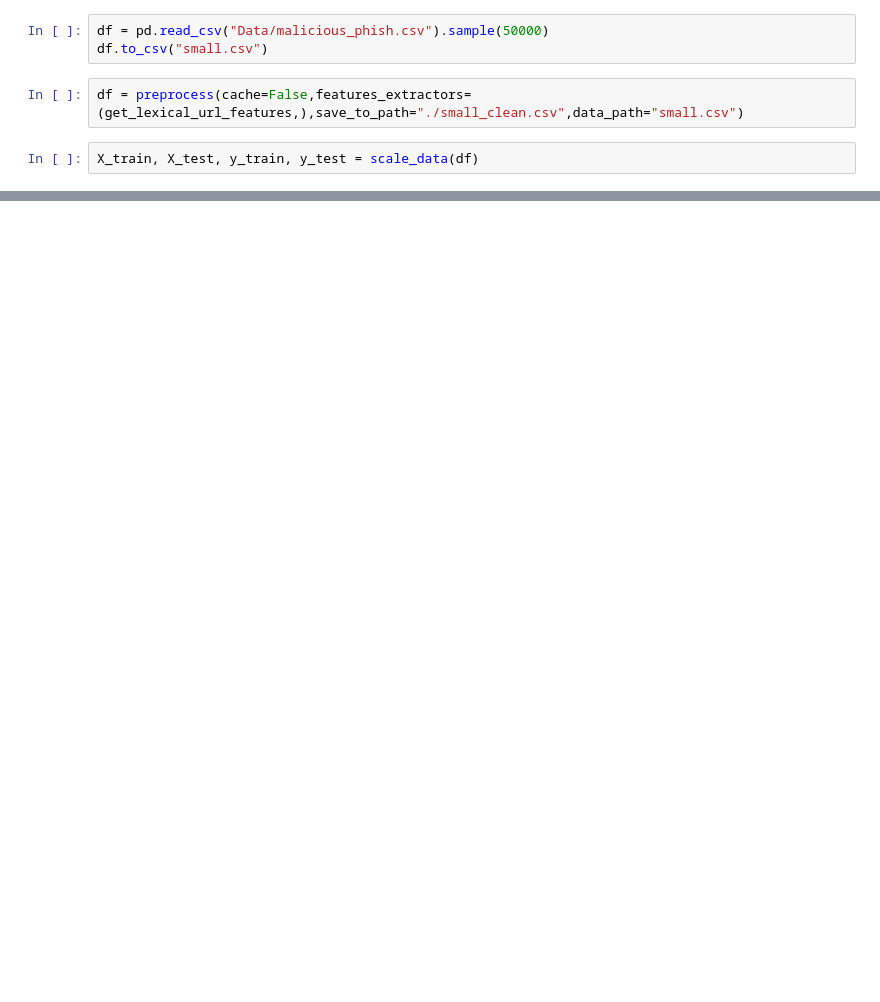
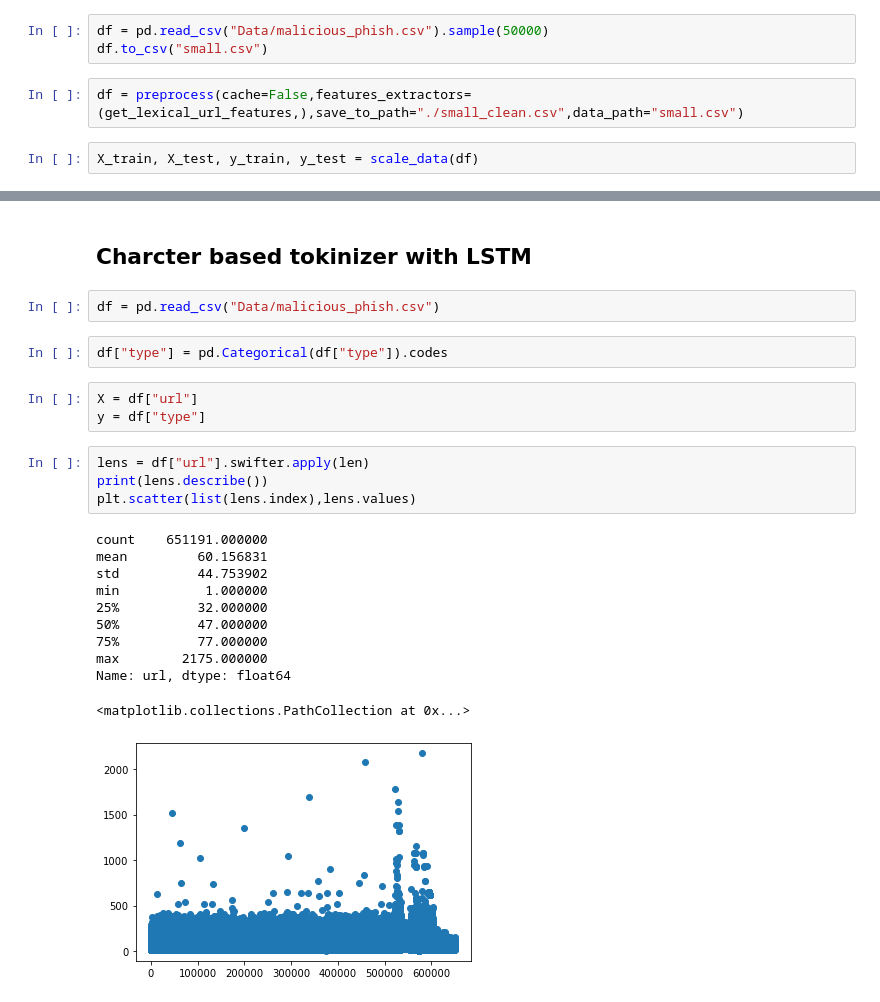
Before and after one commit to alonfirestein/Malicious-URL-Detection, a Jupyter notebook: Untitled.ipynb, the cells around one changed output, grey strips where cells are left out. Saved outputs shown, nothing was run; the diff lists cells and outputs as text; blank space fills up the shorter version.

Commit message:
LSTM succuss expiremnt

```diff
--- a/Untitled.ipynb
+++ b/Untitled.ipynb
@@ -54,0 +109,25 @@ NameError: name 'weights' is not defined
+# %% [markdown]
+## Charcter based tokinizer with LSTM
+# %%
+df = pd.read_csv("Data/malicious_phish.csv")
+# %%
+df["type"] = pd.Categorical(df["type"]).codes
+# %%
+X = df["url"]
+y = df["type"]
+# %%
+lens = df["url"].swifter.apply(len)
+print(lens.describe())
+plt.scatter(list(lens.index),lens.values)
+# %% [output]
+count    651191.000000
+mean         60.156831
+std          44.753902
+min           1.000000
+25%          32.000000
+50%          47.000000
+75%          77.000000
+max        2175.000000
+Name: url, dtype: float64
+<matplotlib.collections.PathCollection at 0x...>
+[figure, added]
```
Also changed, not shown: parts of 28 cells of this notebook, 4 other files.
